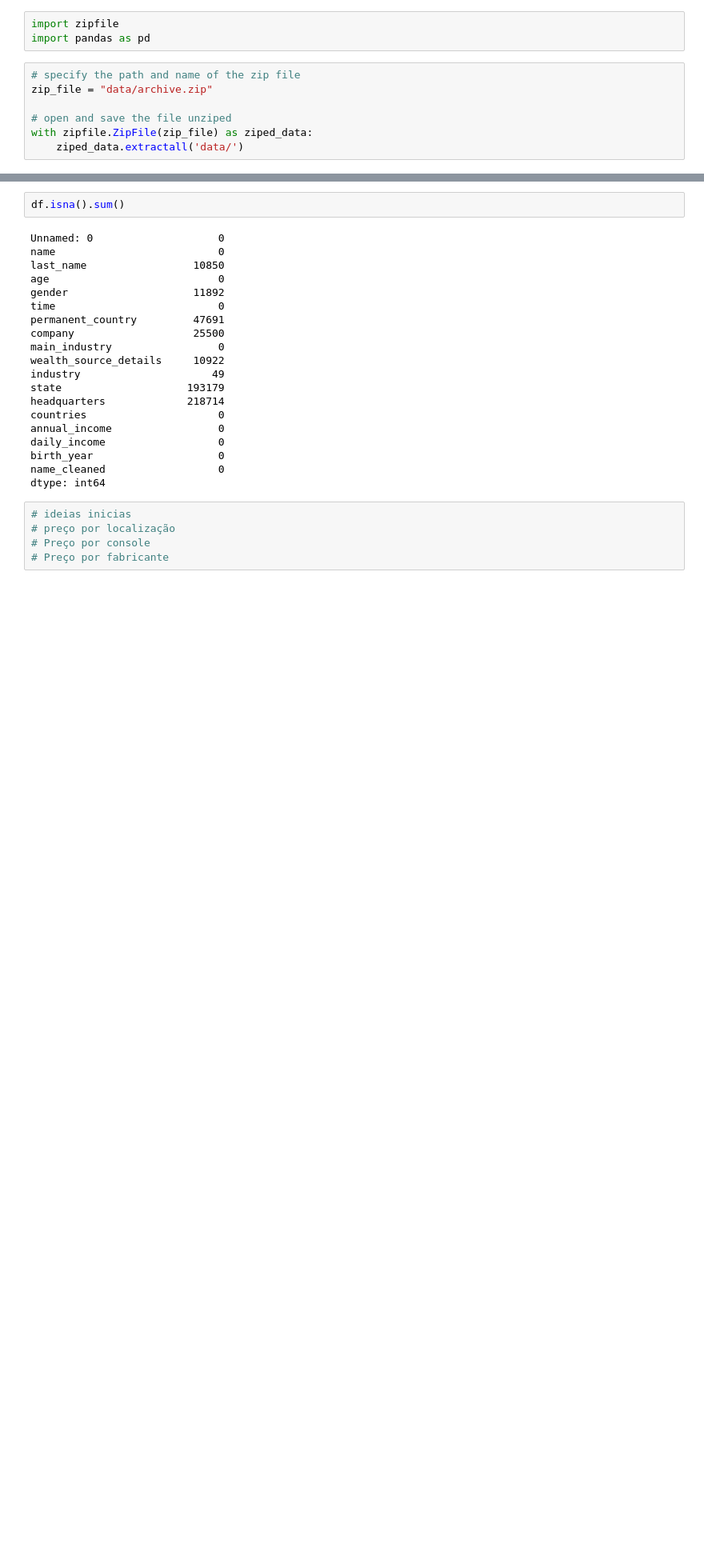
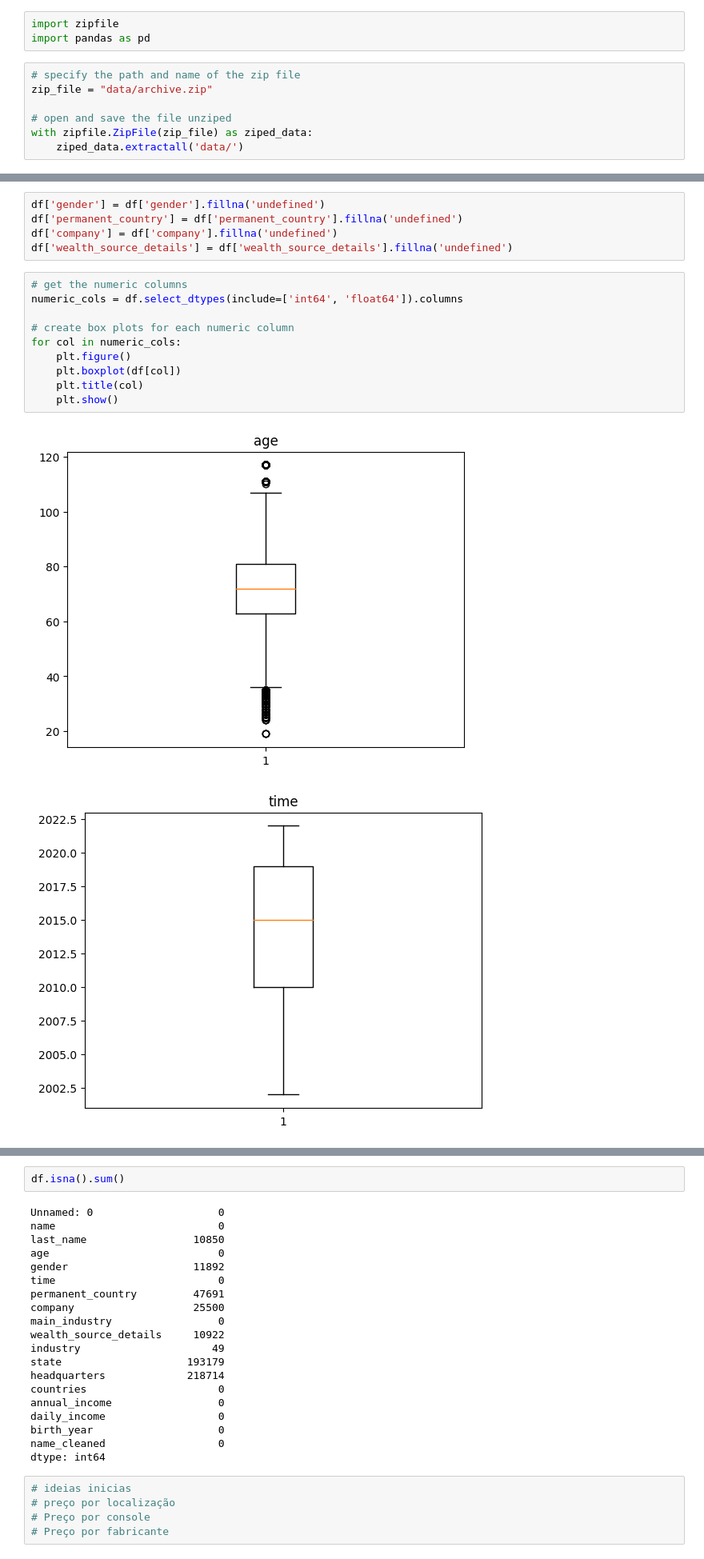
Before and after one commit to ludsonfelipe/billionaires_analysis, a Jupyter notebook: billionaires_analysis/Global Billionaire Wealth Analysis.ipynb, the cells around one changed output, grey strips where cells are left out. Shown: that part at 80% size. Cells and saved outputs as stored; diff of their text form; blank space fills up the shorter version.

```diff
--- a/billionaires_analysis/Global Billionaire Wealth Analysis.ipynb
+++ b/billionaires_analysis/Global Billionaire Wealth Analysis.ipynb
@@ -12,0 +48,18 @@ df = pd.read_csv('data/billionaire_list_20yrs.csv')
+# %%
+df['gender'] = df['gender'].fillna('undefined')
+df['permanent_country'] = df['permanent_country'].fillna('undefined')
+df['company'] = df['company'].fillna('undefined')
+df['wealth_source_details'] = df['wealth_source_details'].fillna('undefined')
+# %%
+# get the numeric columns
+numeric_cols = df.select_dtypes(include=['int64', 'float64']).columns
+
+# create box plots for each numeric column
+for col in numeric_cols:
+    plt.figure()
+    plt.boxplot(df[col])
+    plt.title(col)
+    plt.show()
+# %% [output]
+[figure, added]
+[figure, added]
```
Also changed, not shown: parts of 17 cells of this notebook.
